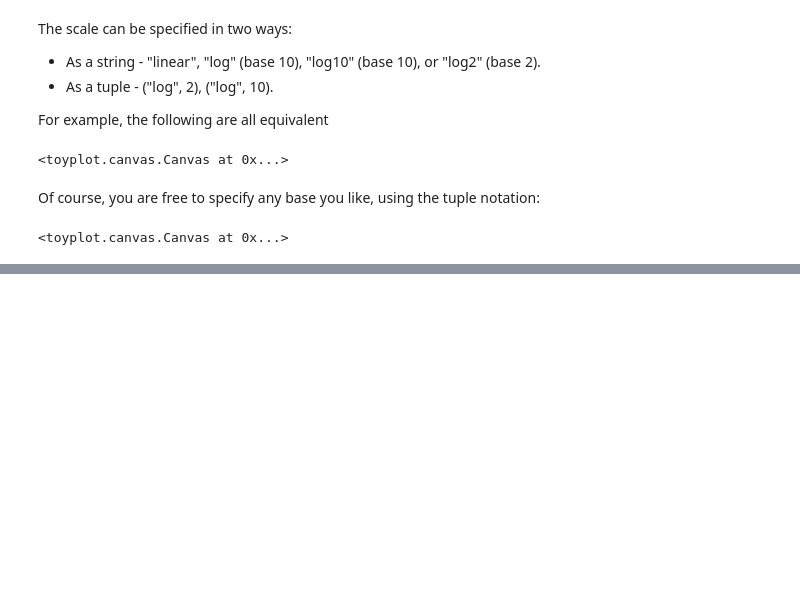
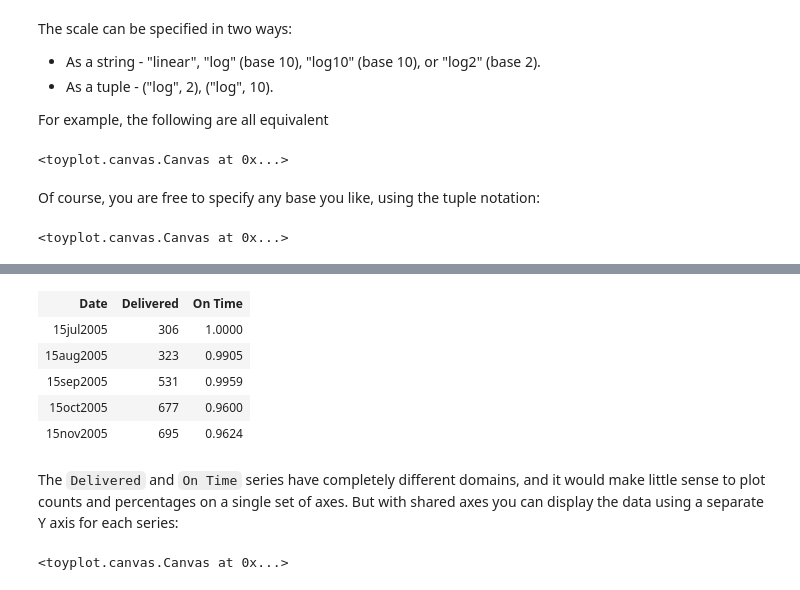
Before and after one commit to sandialabs/toyplot, a Jupyter notebook: docs/cartesian-axes.ipynb, the cells around one changed output, grey strips where cells are left out. Cells and saved outputs as stored; diff of their text form; code cells hidden in the pictures; blank space fills up the shorter version.

Commit message:
Add shared axes to the user guide.  Closes #104.

```diff
--- a/docs/cartesian-axes.ipynb
+++ b/docs/cartesian-axes.ipynb
@@ -139,0 +145,26 @@ toyplot.plot(x, x, xscale=("log", 4), width=400);
+# %%
+import toyplot.data
+data = toyplot.data.read_csv("deliveries.csv")
+data[5:10]
+# %% [output]
+| Date | Delivered | On Time |
+| 15jul2005 | 306 | 1.0000 |
+| 15aug2005 | 323 | 0.9905 |
+| 15sep2005 | 531 | 0.9959 |
+| 15oct2005 | 677 | 0.9600 |
+| 15nov2005 | 695 | 0.9624 |
+# %% [markdown]
+The `Delivered` and `On Time` series have completely different domains, and it would make little sense to plot counts and percentages on a single set of axes.  But with shared axes you can display the data using a separate Y axis for each series:
+# %%
+data["Delayed"] = 1.0 - data["On Time"].astype("float64")
+
+canvas = toyplot.Canvas(width=600, height=300)
+axes = canvas.axes(xlabel="Date", ylabel="Deliveries", ymin=0)
+axes.plot(data["Delivered"], color="darkred", marker="o")
+axes.y.spine.style = {"stroke":"darkred"}
+
+axes = axes.share("x", label="% Delayed", max=0.1)
+axes.plot(data["Delayed"].astype("float64"), color="steelblue", marker="o")
+axes.y.spine.style = {"stroke":"steelblue"}
+# %% [output]
+<toyplot.canvas.Canvas at 0x...>
```
Also changed, not shown: parts of 3 cells of this notebook, 22 other files.
